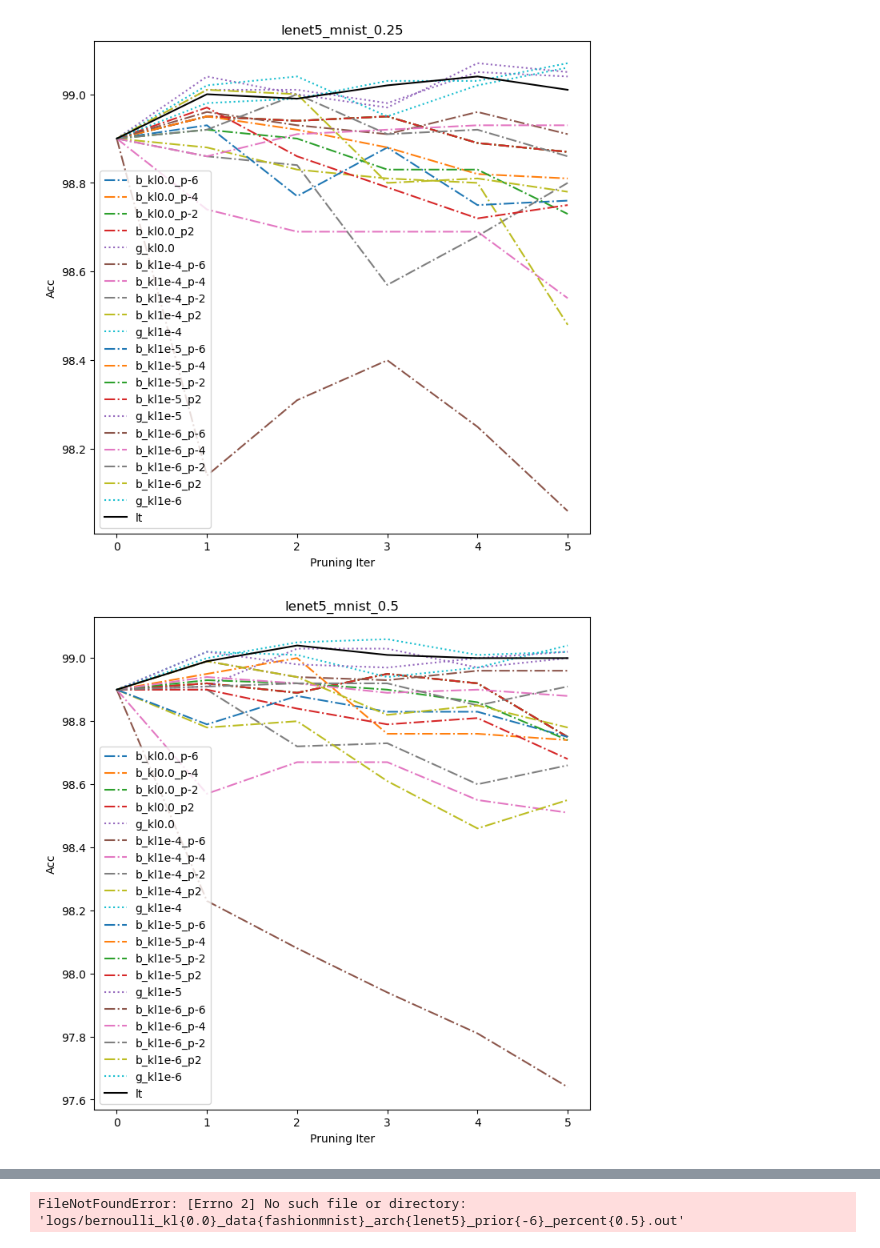
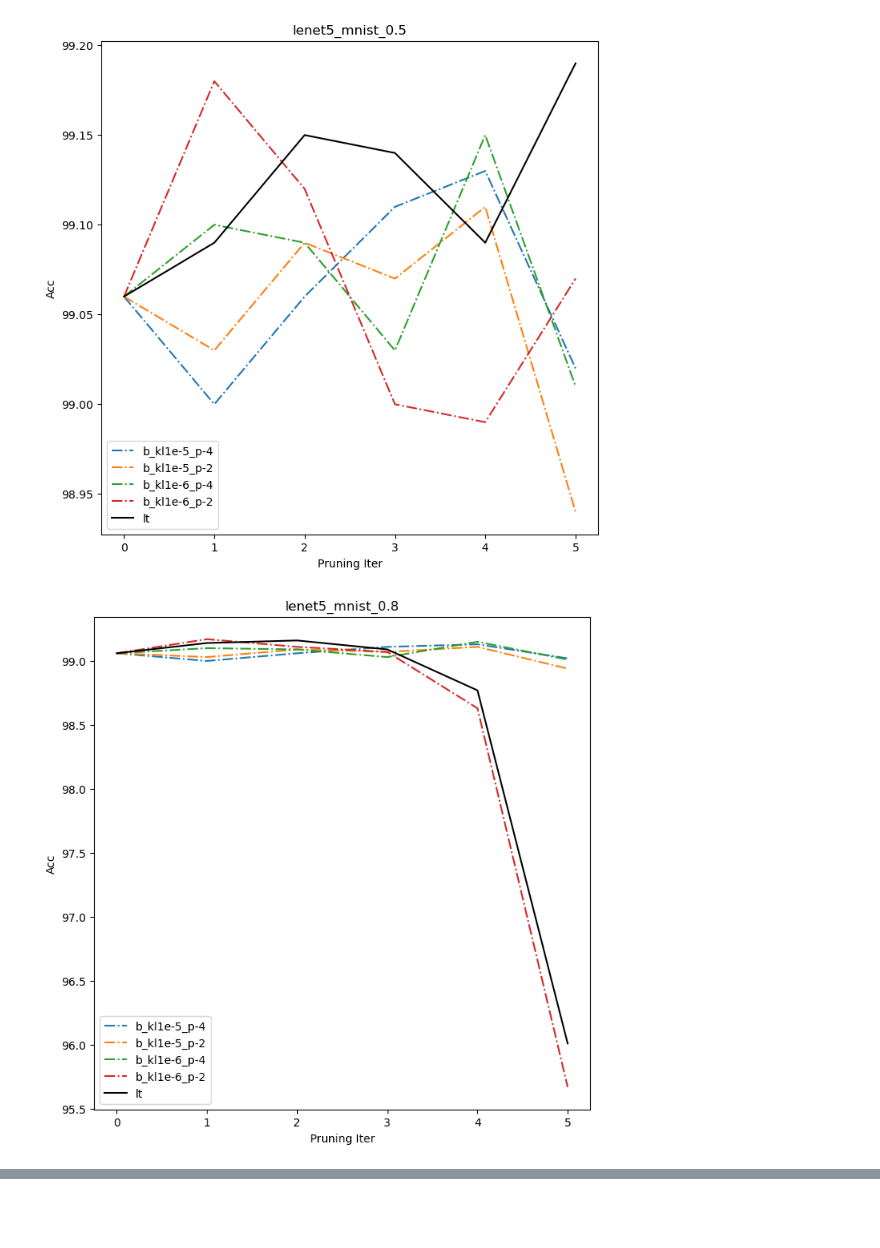
Before and after one commit to Avra98/prob_prune, a Jupyter notebook: postprocessing.ipynb, the cells around one changed output, grey strips where cells are left out. Drawn from its saved outputs; the diff is of its cells as text; code cells hidden in the pictures; blank space fills up the shorter version.

```diff
--- a/postprocessing.ipynb
+++ b/postprocessing.ipynb
@@ -34,74 +34,35 @@ def plot_dict(data, title):
     return
 # %%
 datasets = ['mnist', 'fashionmnist', 'cifar10']
-model = ['lenet5','fc1']
-prune_rate = [0.25, 0.5, 0.8]
-kls = ["0.0", "1e-4", "1e-5", "1e-6"]
-priors = [-6, -4, -2, 2]
-root = 'logs/'
+model = ['lenet5', 'fc1']
+prune_rate = [0.5, 0.8]
+kls = ["1e-5", "1e-6"]
+priors = [-4, -2]
+root = 'Adam_rerun/'
 
 acc = []
 for arch_type in model:
 
     for dataset in datasets:
 
         for percent in prune_rate:
 
             KL_prune = {}
             for kl in kls:
                 for prior in priors:
                     file = (root+"bernoulli_kl{"+kl+
                             "}_data{"+dataset+
                             "}_arch{"+arch_type+
                             "}_prior{"+str(prior)+
                             "}_percent{"+str(percent)+"}.out")
                     KL_prune["b_kl"+kl+'_p'+str(prior)] = get_acc(file)
 
-                file = (root+"gaussian_kl{"+kl+
-                            "}_data{"+dataset+
-                            "}_arch{"+arch_type+
-                            "}_percent{"+str(percent)+"}.out")
-                KL_prune["g_kl"+kl] = get_acc(file)
-
-#             file = (root+"pac_data{"+dataset+
-#                             "}_arch{"+arch_type+
-#                             "}_percent{"+str(percent)+"}.out")
-#             KL_prune["pac"] = get_acc(file)
-
             file = (root+"lt_data{"+dataset+
                             "}_arch{"+arch_type+
                             "}_percent{"+str(percent)+"}.out")
             KL_prune["lt"] = get_acc(file)
             #print(len(KL_prune))
             plot_dict(KL_prune, arch_type+'_'+dataset+'_'+str(percent))
-
-# for i in range(1, 19):
-#     file = open(str(i)+'.out', 'r')
-#     lines = file.readlines()
-
-#     best_acc = []
-#     for line in lines:
-#         if "Train Epoch" in line:
-#             best_acc.append(float(line.split("Best Accuracy:")[-1].split('%')[0]))
-#     acc.append(best_acc)
-
-#     if (i-1) % 9 == 0:
-#         f, axarr = plt.subplots(1, 3, sharex=True)
-#         f.set_figheight(3)
-#         f.set_figwidth(10)
-
-#     if i % 3 == 0:
-#         for j, prune in enumerate(prune_types):
-#             axarr[((i-1)//3)%3 ].plot(acc[j], label=prune)
-
-#         axarr[((i-1)//3)%3 ].legend()
-#         axarr[((i-1)//3)%3 ].set_title(dataset[ ((i-1)//3) % 3 ] +' '+ model[((i-1)//9) % 2])
-#         axarr[((i-1)//3)%3 ].set_ylabel("Acc")
-#         axarr[((i-1)//3)%3 ].set_xlabel("Prune times (50% parameters per pruning)")
-
-#         acc = []
-#         plt.tight_layout()
-#     file.close()
 # %% [output]
-[figure, old version]
+[figure, new version]
-[figure, old version]
+[figure, new version]
@@ -110 +70,0 @@ for arch_type in model:
-FileNotFoundError: [Errno 2] No such file or directory: 'logs/bernoulli_kl{0.0}_data{fashionmnist}_arch{lenet5}_prior{-6}_percent{0.5}.out'
```
Also changed, not shown: parts of 2 cells of this notebook, 2 other files.
